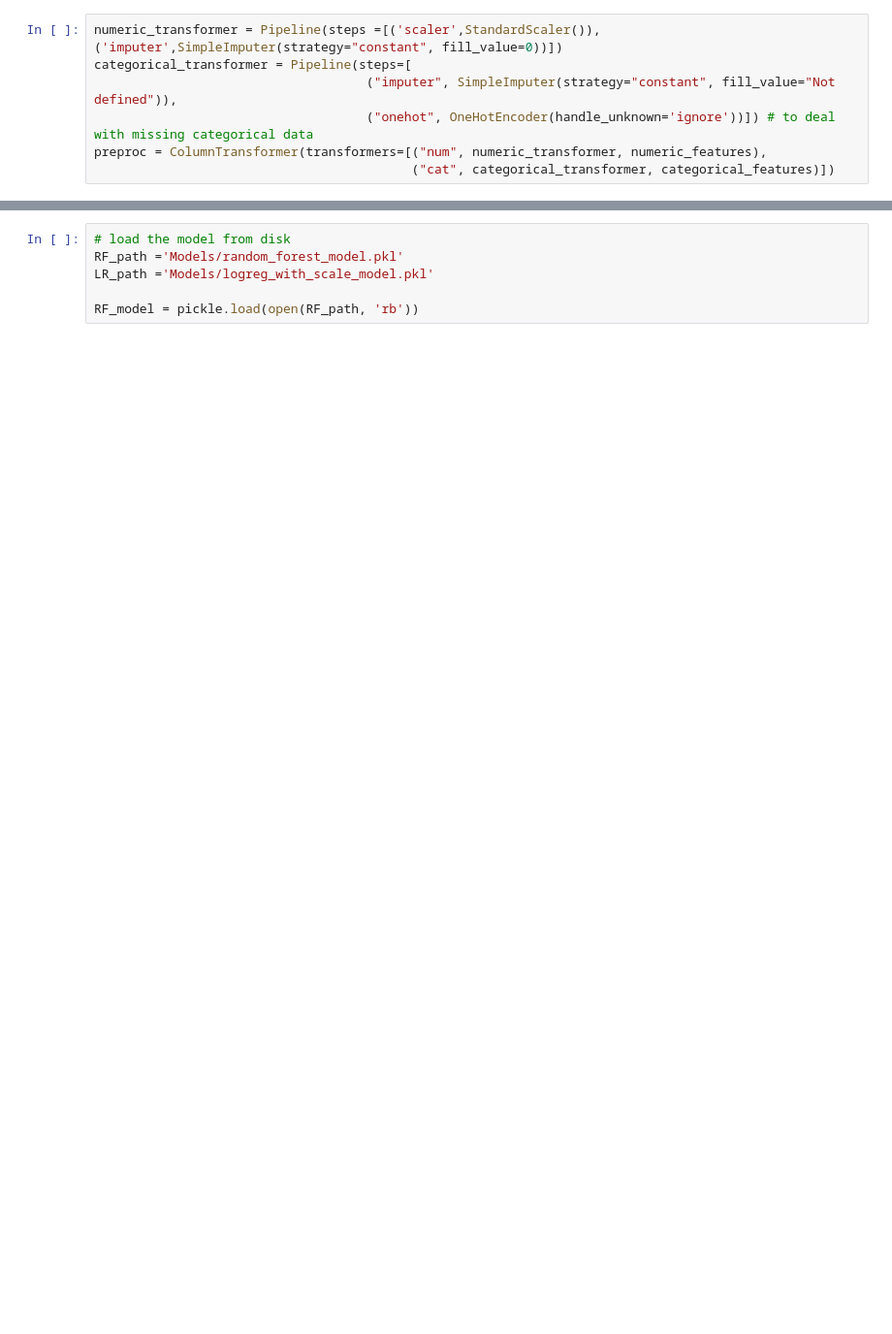
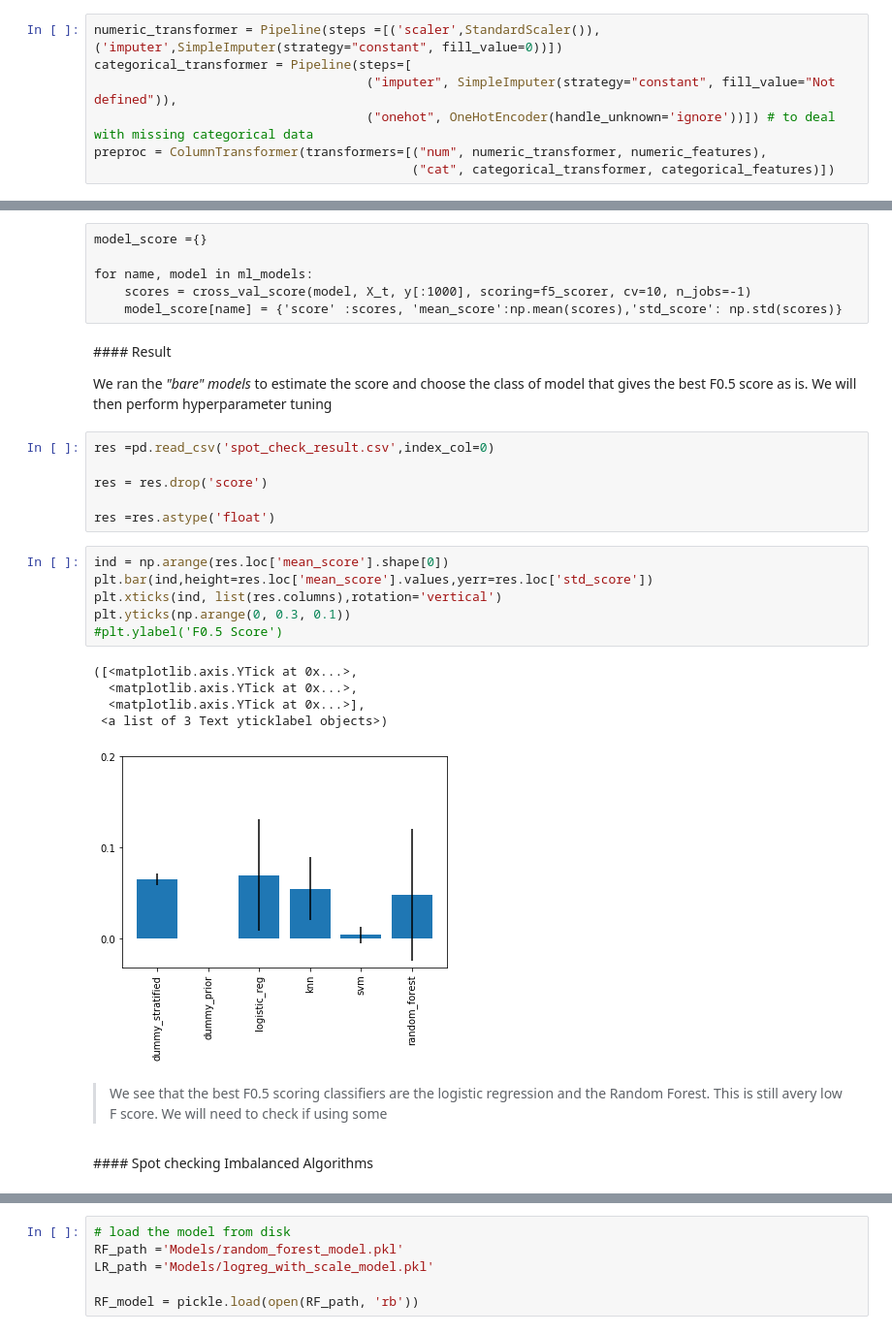
Before and after one commit to AmineDiro/Hotel-Bookings, a Jupyter notebook: TP2.ipynb, the cells around one changed output, grey strips where cells are left out. Shown at 97% size. Saved outputs shown, nothing was run; the diff lists cells and outputs as text; blank space fills up the shorter version.

Commit message:
ML Framework + spot check ML + fixed bugs

```diff
--- a/TP2.ipynb
+++ b/TP2.ipynb
@@ -772,0 +701,33 @@ Mean test score : [0.9386025]
+# %% [raw]
+model_score ={}
+
+for name, model in ml_models:
+    scores = cross_val_score(model, X_t, y[:1000], scoring=f5_scorer, cv=10, n_jobs=-1)
+    model_score[name] = {'score' :scores, 'mean_score':np.mean(scores),'std_score': np.std(scores)}
+# %% [markdown]
+#### Result
+
+We ran the *"bare" models* to estimate the score and choose the class of model that gives the best F0.5 score as is. We will then perform hyperparameter tuning
+# %%
+res =pd.read_csv('spot_check_result.csv',index_col=0)
+
+res = res.drop('score')
+
+res =res.astype('float')
+# %%
+ind = np.arange(res.loc['mean_score'].shape[0])
+plt.bar(ind,height=res.loc['mean_score'].values,yerr=res.loc['std_score'])
+plt.xticks(ind, list(res.columns),rotation='vertical')
+plt.yticks(np.arange(0, 0.3, 0.1))
+#plt.ylabel('F0.5 Score')
+# %% [output]
+([<matplotlib.axis.YTick at 0x...>,
+  <matplotlib.axis.YTick at 0x...>,
+  <matplotlib.axis.YTick at 0x...>],
+ <a list of 3 Text yticklabel objects>)
+[figure, added]
+# %% [markdown]
+> We see that the best F0.5 scoring classifiers are the logistic regression and the Random Forest. This is still avery low F score.
+We will need to check if using some
+# %% [markdown]
+#### Spot checking Imbalanced Algorithms
```
Also changed, not shown: parts of 78 cells of this notebook, 2 other files.
